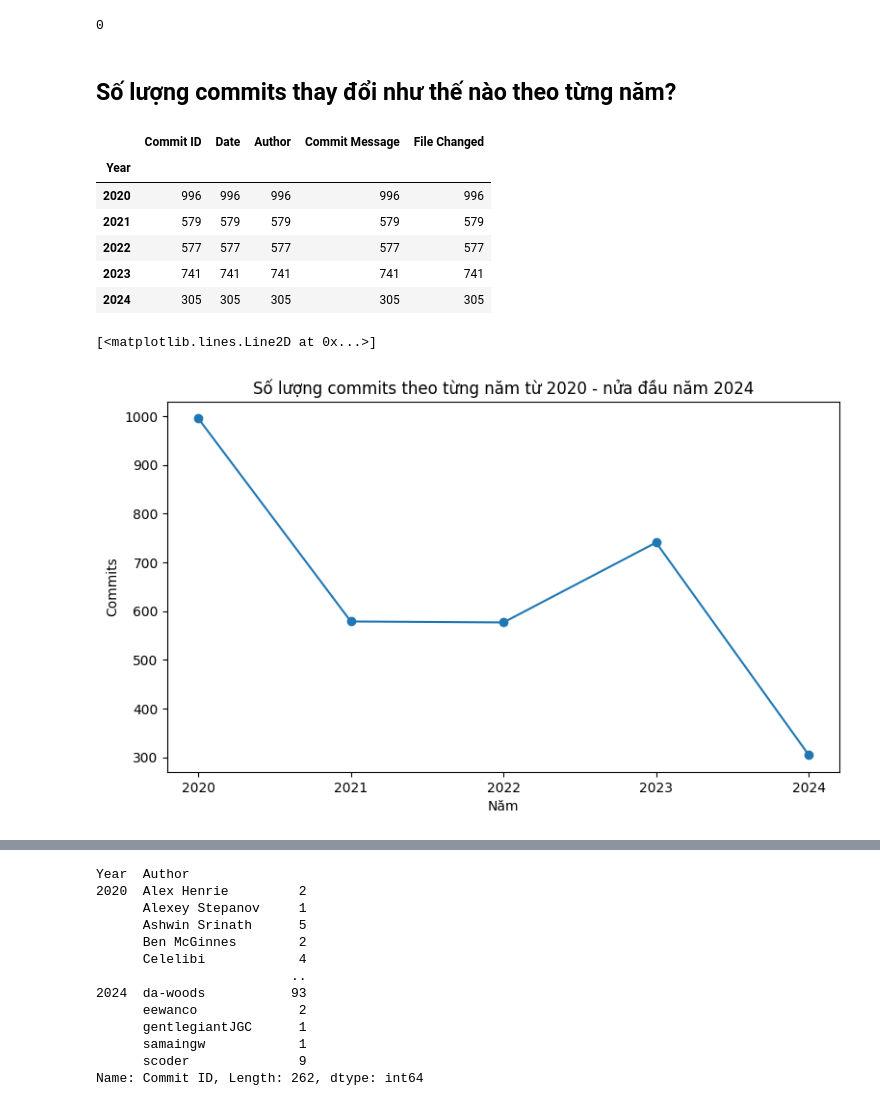
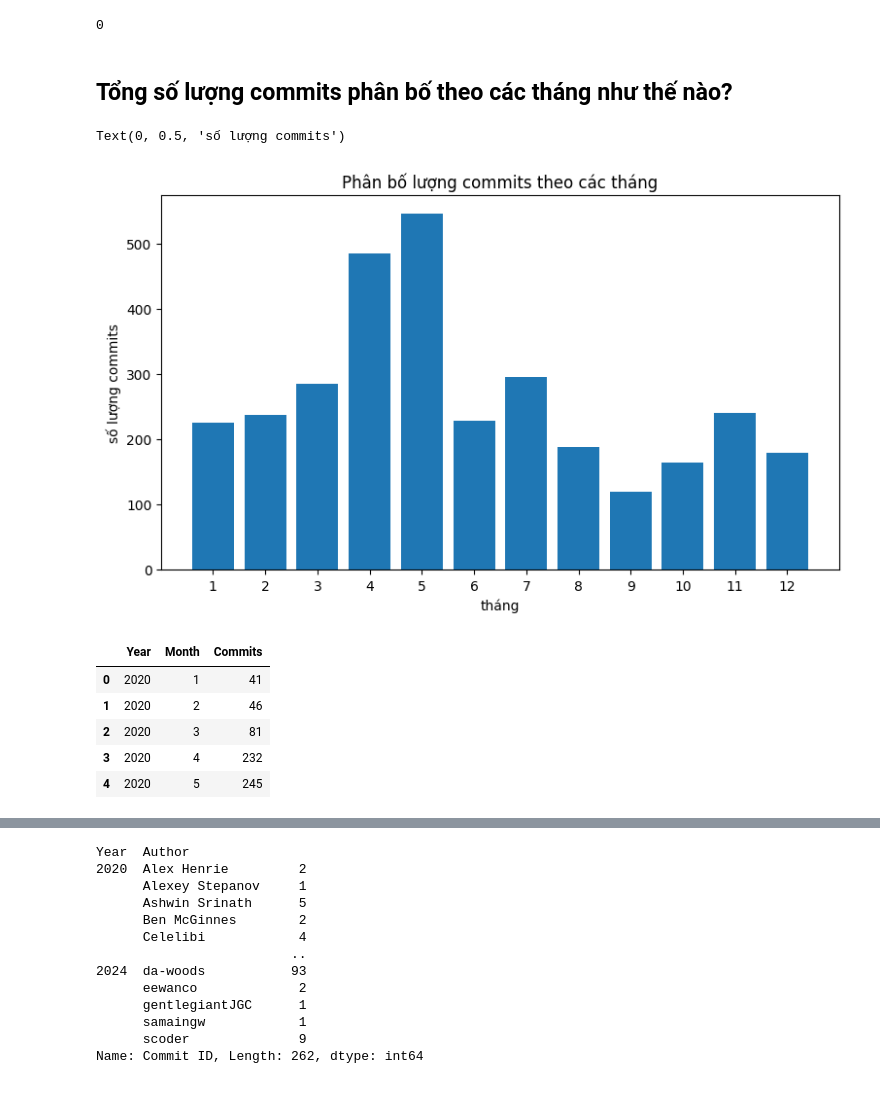
Before and after one commit to abcdSayHi1907/Github-repository-analysis-project, a Jupyter notebook: Data Analysis.ipynb, the cells around one changed output, grey strips where cells are left out. Cells and saved outputs as stored; diff of their text form; code cells hidden in the pictures.

```diff
--- a/Data Analysis.ipynb
+++ b/Data Analysis.ipynb
@@ -75,26 +75,29 @@ dtype: int64
 df.duplicated().sum()
 # %% [output]
 0
-# %% [markdown]
-## Số lượng commits thay đổi như thế nào theo từng năm?
-# %%
-df.groupby(by='Year').count()
-# %% [output]
-|  | Commit ID | Date | Author | Commit Message | File Changed |
-| Year |  |  |  |  |  |
-| 2020 | 996 | 996 | 996 | 996 | 996 |
-| 2021 | 579 | 579 | 579 | 579 | 579 |
-| 2022 | 577 | 577 | 577 | 577 | 577 |
-| 2023 | 741 | 741 | 741 | 741 | 741 |
-| 2024 | 305 | 305 | 305 | 305 | 305 |
-# %%
-x_year = ['2020','2021','2022','2023','2024']
-y_commits =  df.groupby(by='Year').count()['Commit ID']
-plt.figure(figsize=(9, 5))
-plt.title('Số lượng commits theo từng năm từ 2020 - nửa đầu năm 2024')
-plt.xlabel('Năm')
-plt.ylabel('Commits')
-plt.plot( x_year, y_commits, marker='o', linestyle='-')
-# %% [output]
-[<matplotlib.lines.Line2D at 0x...>]
-[figure, removed]
+# %% [markdown]
+## Tổng số lượng commits phân bố theo các tháng như thế nào?
+# %%
+top_commit_month = df.groupby('Month').count()['Commit ID'].reset_index()
+top_commit_month.columns = ['Month', 'Number of commits']
+plt.figure(figsize=(9, 5))
+plt.bar(top_commit_month['Month'],top_commit_month['Number of commits'])
+plt.xticks(top_commit_month['Month'])
+plt.title('Phân bố lượng commits theo các tháng')
+plt.xlabel('tháng')
+plt.ylabel('số lượng commits')
+# %% [output]
+Text(0, 0.5, 'số lượng commits')
+[figure, added]
+# %%
+commit_12month = df[['Year', 'Month', 'Commit ID']]
+commit_12month = commit_12month.groupby(['Year','Month']).count().reset_index()
+commit_12month.columns = ['Year', 'Month', 'Commits']
+commit_12month.head()
+# %% [output]
+|  | Year | Month | Commits |
+| 0 | 2020 | 1 | 41 |
+| 1 | 2020 | 2 | 46 |
+| 2 | 2020 | 3 | 81 |
+| 3 | 2020 | 4 | 232 |
+| 4 | 2020 | 5 | 245 |
```
Also changed, not shown: parts of 22 cells of this notebook.
